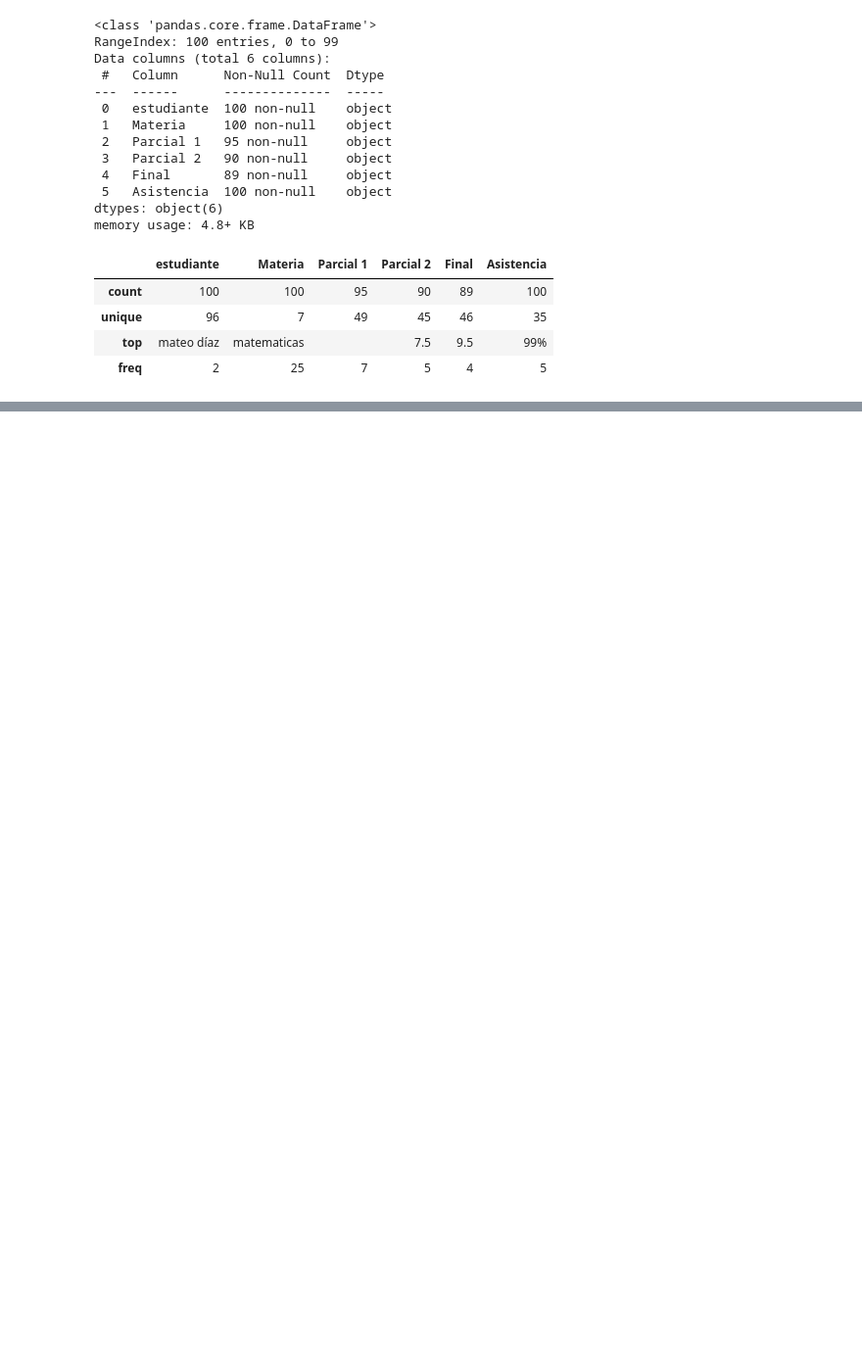
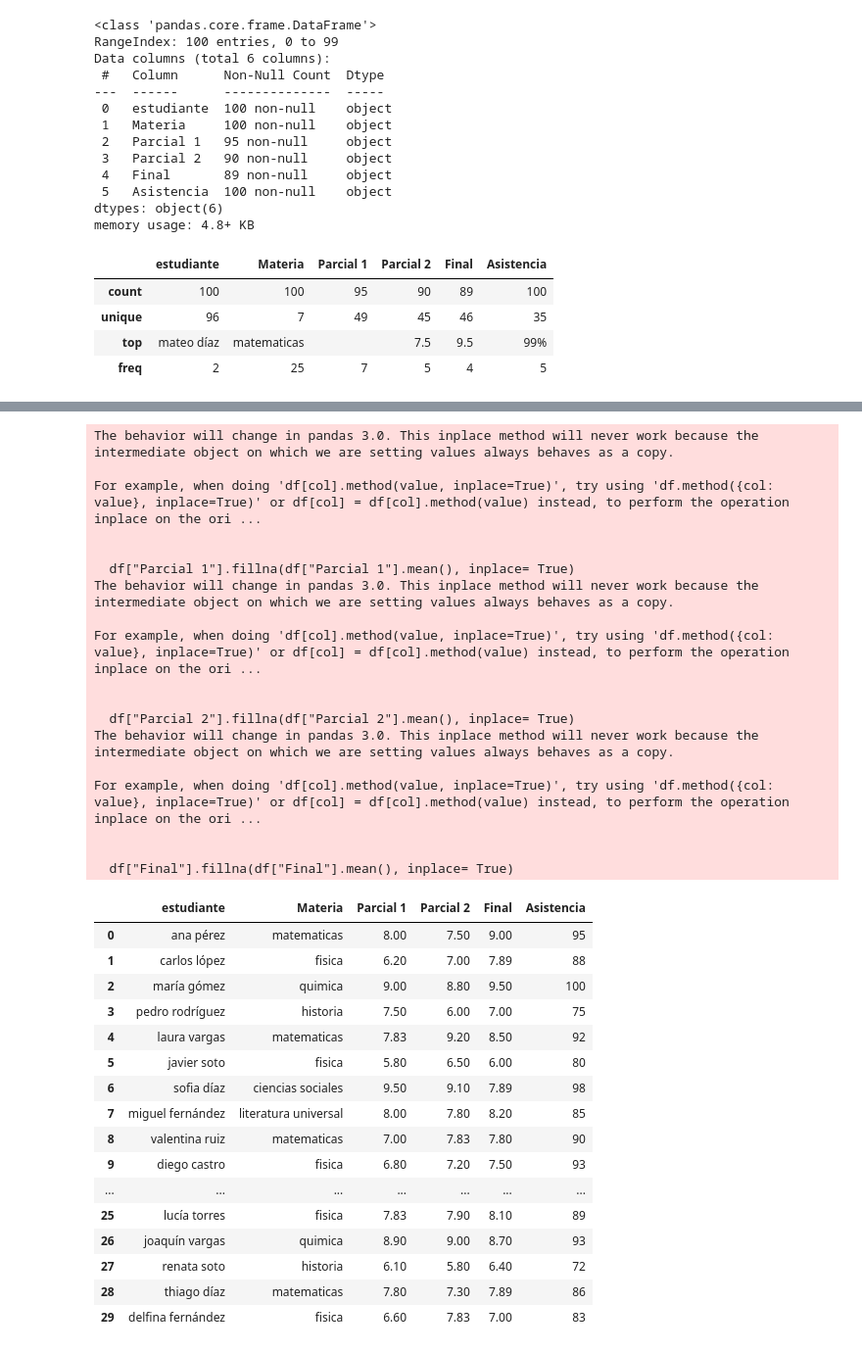
Before and after one commit to BrandonPzocik/ModeloParcial1_tlp3_Brandon_Pzocik, a Jupyter notebook: main.ipynb, the cells around one changed output, grey strips where cells are left out. Shown: that part at 98% size. Cells and saved outputs as stored; diff of their text form; code cells hidden in the pictures; blank space fills up the shorter version.

```diff
--- a/main.ipynb
+++ b/main.ipynb
@@ -95,0 +165,47 @@ df.describe()
+# %%
+df["Parcial 1"].fillna(df["Parcial 1"].mean(), inplace= True)
+df["Parcial 1"] = df["Parcial 1"].round(2)
+
+df["Parcial 2"].fillna(df["Parcial 2"].mean(), inplace= True)
+df["Parcial 2"] = df["Parcial 2"].round(2)
+
+df["Final"].fillna(df["Final"].mean(), inplace= True)
+df["Final"] = df["Final"].round(2)
+
+df.head(30)
+# %% [output]
+The behavior will change in pandas 3.0. This inplace method will never work because the intermediate object on which we are setting values always behaves as a copy.
+
+For example, when doing 'df[col].method(value, inplace=True)', try using 'df.method({col: value}, inplace=True)' or df[col] = df[col].method(value) instead, to perform the operation inplace on the ori ...
+
+
+  df["Parcial 1"].fillna(df["Parcial 1"].mean(), inplace= True)
+The behavior will change in pandas 3.0. This inplace method will never work because the intermediate object on which we are setting values always behaves as a copy.
+
+For example, when doing 'df[col].method(value, inplace=True)', try using 'df.method({col: value}, inplace=True)' or df[col] = df[col].method(value) instead, to perform the operation inplace on the ori ...
+
+
+  df["Parcial 2"].fillna(df["Parcial 2"].mean(), inplace= True)
+The behavior will change in pandas 3.0. This inplace method will never work because the intermediate object on which we are setting values always behaves as a copy.
+
+For example, when doing 'df[col].method(value, inplace=True)', try using 'df.method({col: value}, inplace=True)' or df[col] = df[col].method(value) instead, to perform the operation inplace on the ori ...
+
+
+  df["Final"].fillna(df["Final"].mean(), inplace= True)
+|  | estudiante | Materia | Parcial 1 | Parcial 2 | Final | Asistencia |
+| 0 | ana pérez | matematicas | 8.00 | 7.50 | 9.00 | 95 |
+| 1 | carlos lópez | fisica | 6.20 | 7.00 | 7.89 | 88 |
+| 2 | maría gómez | quimica | 9.00 | 8.80 | 9.50 | 100 |
+| 3 | pedro rodríguez | historia | 7.50 | 6.00 | 7.00 | 75 |
+| 4 | laura vargas | matematicas | 7.83 | 9.20 | 8.50 | 92 |
+| 5 | javier soto | fisica | 5.80 | 6.50 | 6.00 | 80 |
+| 6 | sofia díaz | ciencias sociales | 9.50 | 9.10 | 7.89 | 98 |
+| 7 | miguel fernández | literatura universal | 8.00 | 7.80 | 8.20 | 85 |
+| 8 | valentina ruiz | matematicas | 7.00 | 7.83 | 7.80 | 90 |
+| 9 | diego castro | fisica | 6.80 | 7.20 | 7.50 | 93 |
+| ... | ... | ... | ... | ... | ... | ... |
+| 25 | lucía torres | fisica | 7.83 | 7.90 | 8.10 | 89 |
+| 26 | joaquín vargas | quimica | 8.90 | 9.00 | 8.70 | 93 |
+| 27 | renata soto | historia | 6.10 | 5.80 | 6.40 | 72 |
+| 28 | thiago díaz | matematicas | 7.80 | 7.30 | 7.89 | 86 |
+| 29 | delfina fernández | fisica | 6.60 | 7.83 | 7.00 | 83 |
```
Also changed, not shown: parts of 6 cells of this notebook.
